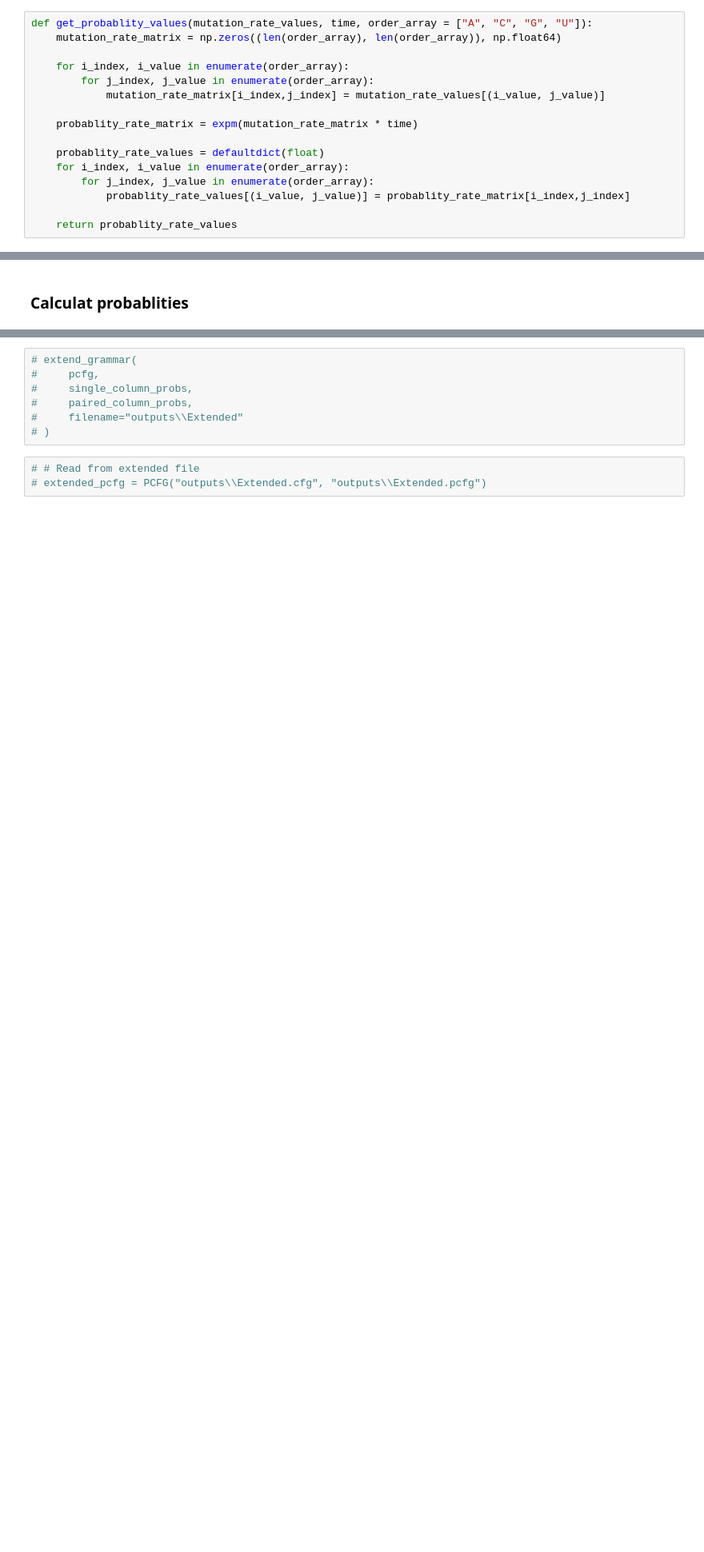
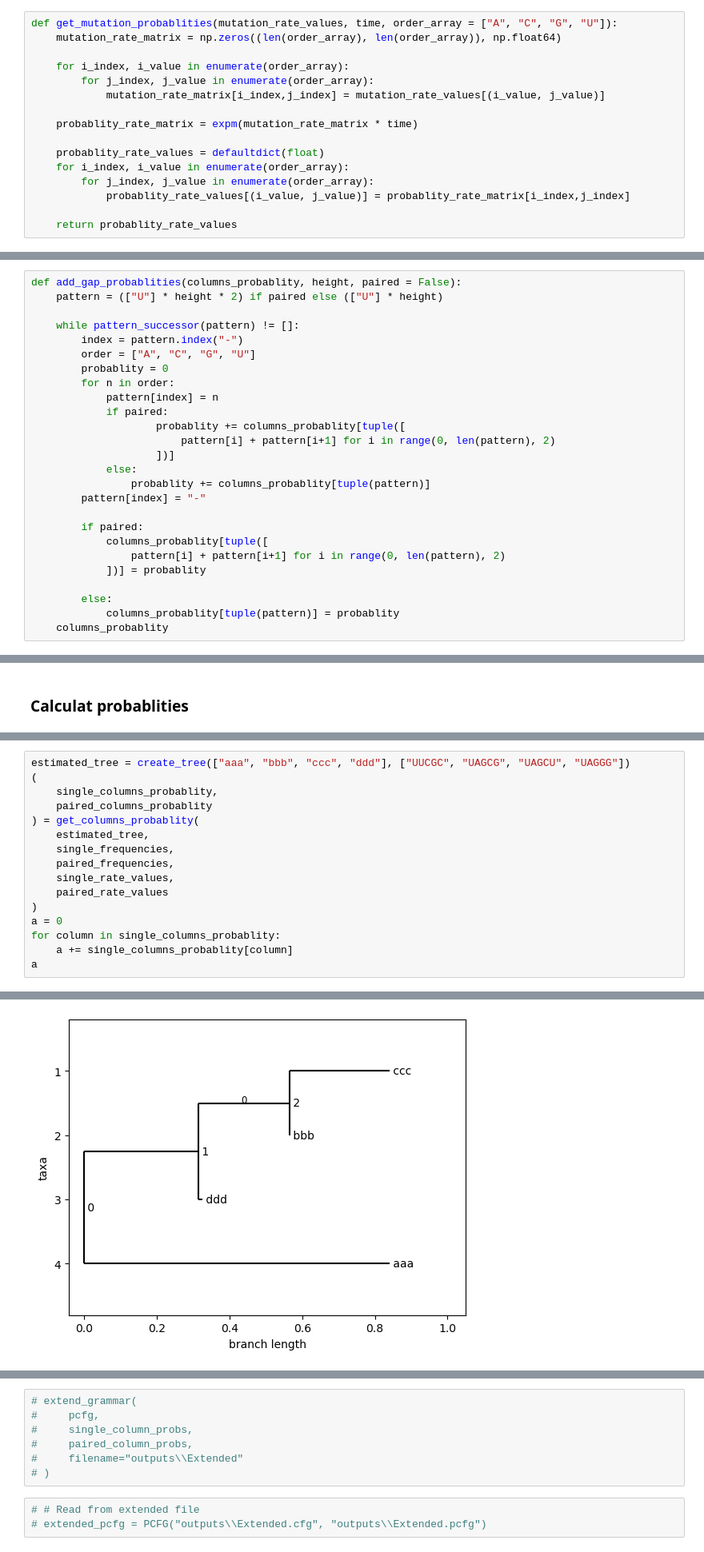
Before and after one commit to Mr-Ahmadi/RNA-Secondary-Structure-Prediction, a Jupyter notebook: notebook/model.ipynb, the cells around one changed output, grey strips where cells are left out. Shown: that part at 80% size. Saved outputs shown, nothing was run; the diff lists cells and outputs as text; blank space fills up the shorter version.

```diff
--- a/notebook/model.ipynb
+++ b/notebook/model.ipynb
@@ -298,7 +299,7 @@ def calc_rate_values(
 
 $$P = e^{Qt}$$
 # %%
-def get_probablity_values(mutation_rate_values, time, order_array = ["A", "C", "G", "U"]):
+def get_mutation_probablities(mutation_rate_values, time, order_array = ["A", "C", "G", "U"]):
     mutation_rate_matrix = np.zeros((len(order_array), len(order_array)), np.float64)
 
     for i_index, i_value in enumerate(order_array):
@@ -566,0 +437,26 @@ def get_columns_prob(
+# %%
+def add_gap_probablities(columns_probablity, height, paired = False):
+    pattern = (["U"] * height * 2) if paired else (["U"] * height)
+
+    while pattern_successor(pattern) != []:
+        index = pattern.index("-")
+        order = ["A", "C", "G", "U"]
+        probablity = 0
+        for n in order:
+            pattern[index] = n
+            if paired:
+                    probablity += columns_probablity[tuple([
+                        pattern[i] + pattern[i+1] for i in range(0, len(pattern), 2)
+                    ])]
+            else:
+                probablity += columns_probablity[tuple(pattern)]
+        pattern[index] = "-"
+
+        if paired:
+            columns_probablity[tuple([
+                pattern[i] + pattern[i+1] for i in range(0, len(pattern), 2)
+            ])] = probablity
+
+        else:
+            columns_probablity[tuple(pattern)] = probablity
+    columns_probablity
@@ -783,0 +735,17 @@ __
+# %%
+estimated_tree = create_tree(["aaa", "bbb", "ccc", "ddd"], ["UUCGC", "UAGCG", "UAGCU", "UAGGG"])
+(
+    single_columns_probablity,
+    paired_columns_probablity
+) = get_columns_probablity(
+    estimated_tree,
+    single_frequencies,
+    paired_frequencies,
+    single_rate_values,
+    paired_rate_values
+)
+a = 0
+for column in single_columns_probablity:
+    a += single_columns_probablity[column]
+a
+# %% [output]
@@ -783,0 +769 @@ __
+[figure, added]
```
Also changed, not shown: parts of 18 cells of this notebook, 1 other file.
